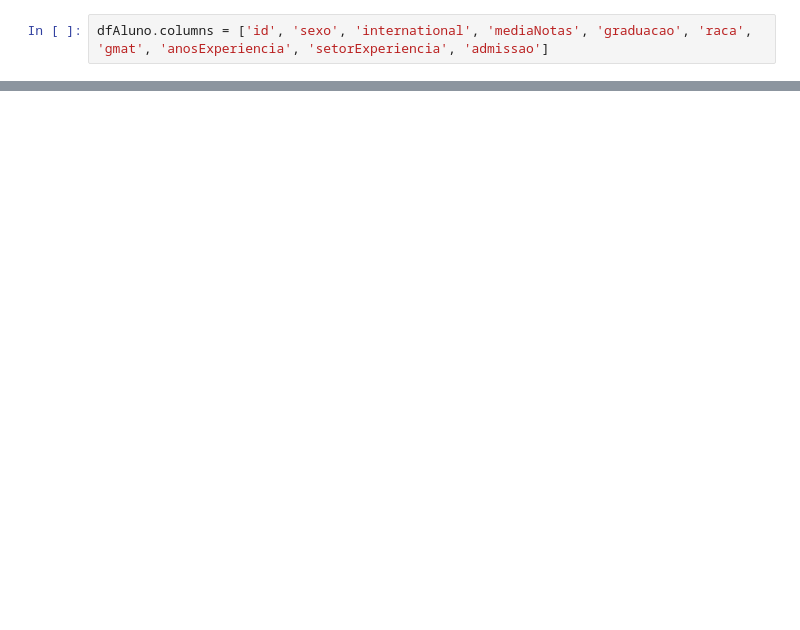
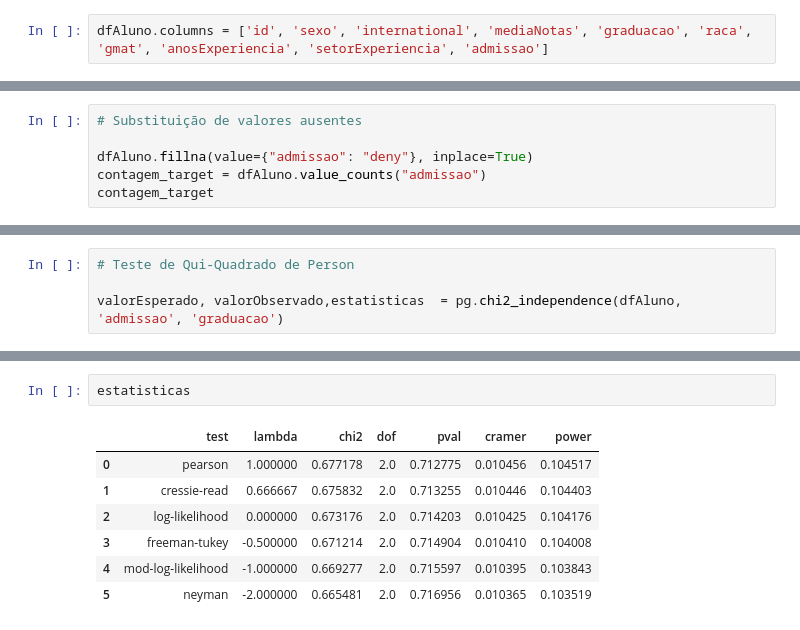
Before and after one commit to MatheusGustavoo/MBA-Success-Tree, a Jupyter notebook: classificacao.ipynb, the cells around one changed output, grey strips where cells are left out. Saved outputs shown, nothing was run; the diff lists cells and outputs as text; blank space fills up the shorter version.

```diff
--- a/classificacao.ipynb
+++ b/classificacao.ipynb
@@ -65,0 +87,6 @@ dfAluno.head(10)
+# %%
+# Substituição de valores ausentes
+
+dfAluno.fillna(value={"admissao": "deny"}, inplace=True)
+contagem_target = dfAluno.value_counts("admissao")
+contagem_target
@@ -65,0 +151,4 @@ dfAluno.head(10)
+# %%
+# Teste de Qui-Quadrado de Person
+
+valorEsperado, valorObservado,estatisticas  = pg.chi2_independence(dfAluno, 'admissao', 'graduacao')
@@ -65,0 +171,10 @@ dfAluno.head(10)
+# %%
+estatisticas
+# %% [output]
+|  | test | lambda | chi2 | dof | pval | cramer | power |
+| 0 | pearson | 1.000000 | 0.677178 | 2.0 | 0.712775 | 0.010456 | 0.104517 |
+| 1 | cressie-read | 0.666667 | 0.675832 | 2.0 | 0.713255 | 0.010446 | 0.104403 |
+| 2 | log-likelihood | 0.000000 | 0.673176 | 2.0 | 0.714203 | 0.010425 | 0.104176 |
+| 3 | freeman-tukey | -0.500000 | 0.671214 | 2.0 | 0.714904 | 0.010410 | 0.104008 |
+| 4 | mod-log-likelihood | -1.000000 | 0.669277 | 2.0 | 0.715597 | 0.010395 | 0.103843 |
+| 5 | neyman | -2.000000 | 0.665481 | 2.0 | 0.716956 | 0.010365 | 0.103519 |
```
Also changed, not shown: parts of 35 cells of this notebook.
